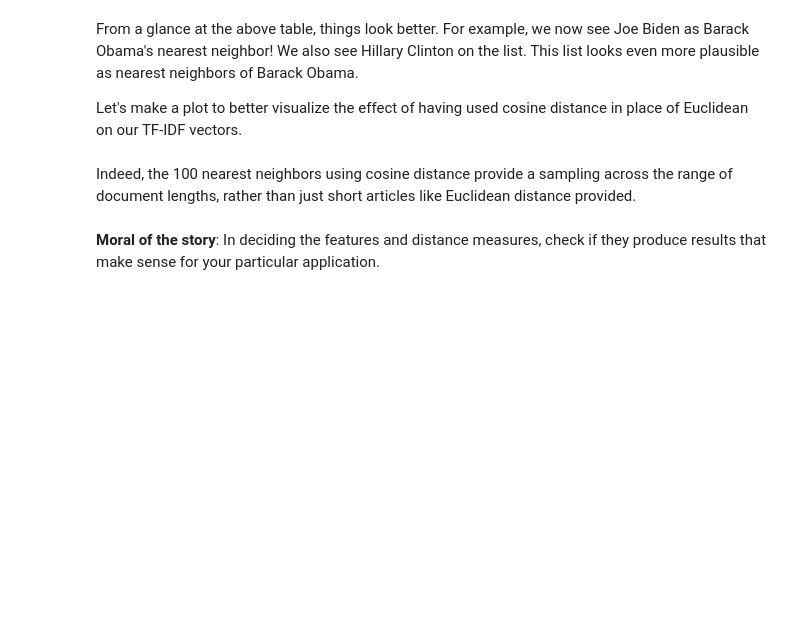
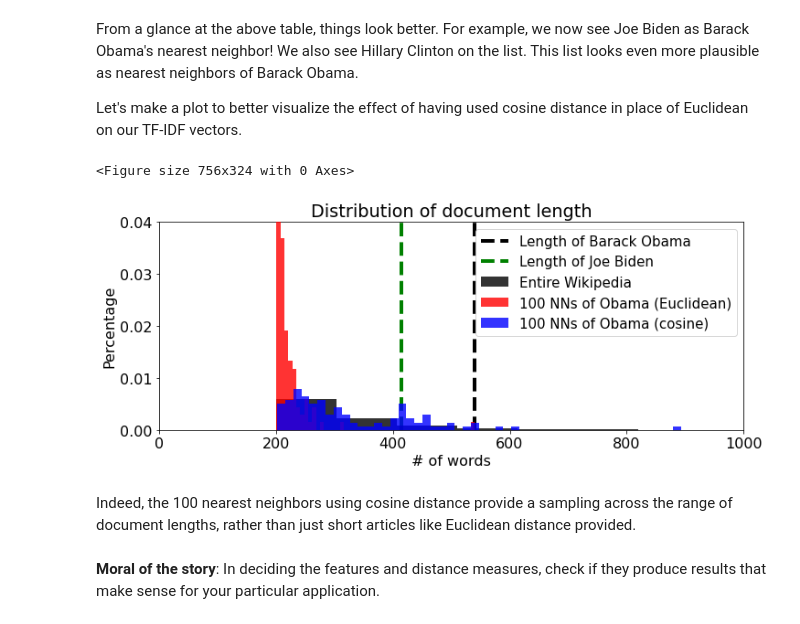
Before and after one commit to nimmitahsin1727/Nearest-Neighbours-with-WORD-COUNT-and-TF-IDF-document-representation, a Jupyter notebook: Nearest_Neighbours_with_WORD_COUNT_and_TF_IDF_document_representation.ipynb, the cells around one changed output. Cells and saved outputs as stored; diff of their text form; code cells hidden in the pictures; blank space fills up the shorter version.

```diff
--- a/Nearest_Neighbours_with_WORD_COUNT_and_TF_IDF_document_representation.ipynb
+++ b/Nearest_Neighbours_with_WORD_COUNT_and_TF_IDF_document_representation.ipynb
@@ -474,23 +677,26 @@ Let's make a plot to better visualize the effect of having used cosine distance
 # %%
 plt.figure(figsize=(10.5,4.5))
 plt.figure(figsize=(10.5,4.5))
-plt.hist(wiki['length'], 50, color='k', edgecolor='None', histtype='stepfilled', normed=True,
+plt.hist(wiki['length'], 50, color='k', edgecolor='None', histtype='stepfilled', density=True,
          label='Entire Wikipedia', zorder=3, alpha=0.8)
-plt.hist(nearest_neighbors_euclidean['length'], 50, color='r', edgecolor='None', histtype='stepfilled', normed=True,
+plt.hist(nearest_neighbors_euclidean['length'], 50, color='r', edgecolor='None', histtype='stepfilled', density=True,
          label='100 NNs of Obama (Euclidean)', zorder=10, alpha=0.8)
-plt.hist(nearest_neighbors_cosine['length'], 50, color='b', edgecolor='None', histtype='stepfilled', normed=True,
+plt.hist(nearest_neighbors_cosine['length'], 50, color='b', edgecolor='None', histtype='stepfilled', density=True,
          label='100 NNs of Obama (cosine)', zorder=11, alpha=0.8)
 plt.axvline(x=wiki['length'][wiki['name'] == 'Barack Obama'][0], color='k', linestyle='--', linewidth=4,
            label='Length of Barack Obama', zorder=2)
 plt.axvline(x=wiki['length'][wiki['name'] == 'Joe Biden'][0], color='g', linestyle='--', linewidth=4,
            label='Length of Joe Biden', zorder=1)
 plt.axis([0, 1000, 0, 0.04])
 plt.legend(loc='best', prop={'size':15})
 plt.title('Distribution of document length')
 plt.xlabel('# of words')
 plt.ylabel('Percentage')
 plt.rcParams.update({'font.size': 16})
 plt.tight_layout()
+# %% [output]
+<Figure size 756x324 with 0 Axes>
+[figure, added]
 # %% [markdown]
 Indeed, the 100 nearest neighbors using cosine distance provide a sampling across the range of document lengths, rather than just short articles like Euclidean distance provided.
 # %% [markdown]
```
Also changed, not shown: parts of 23 cells of this notebook.
